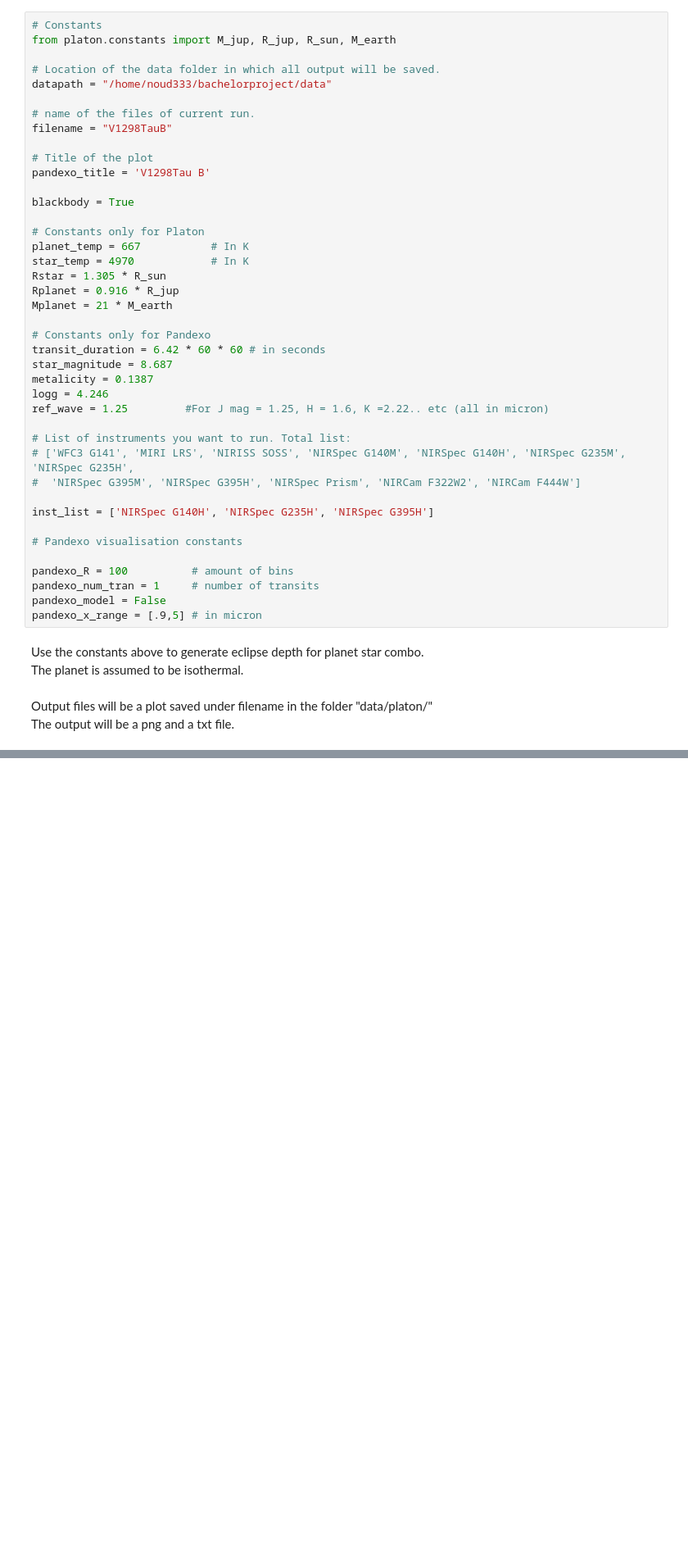
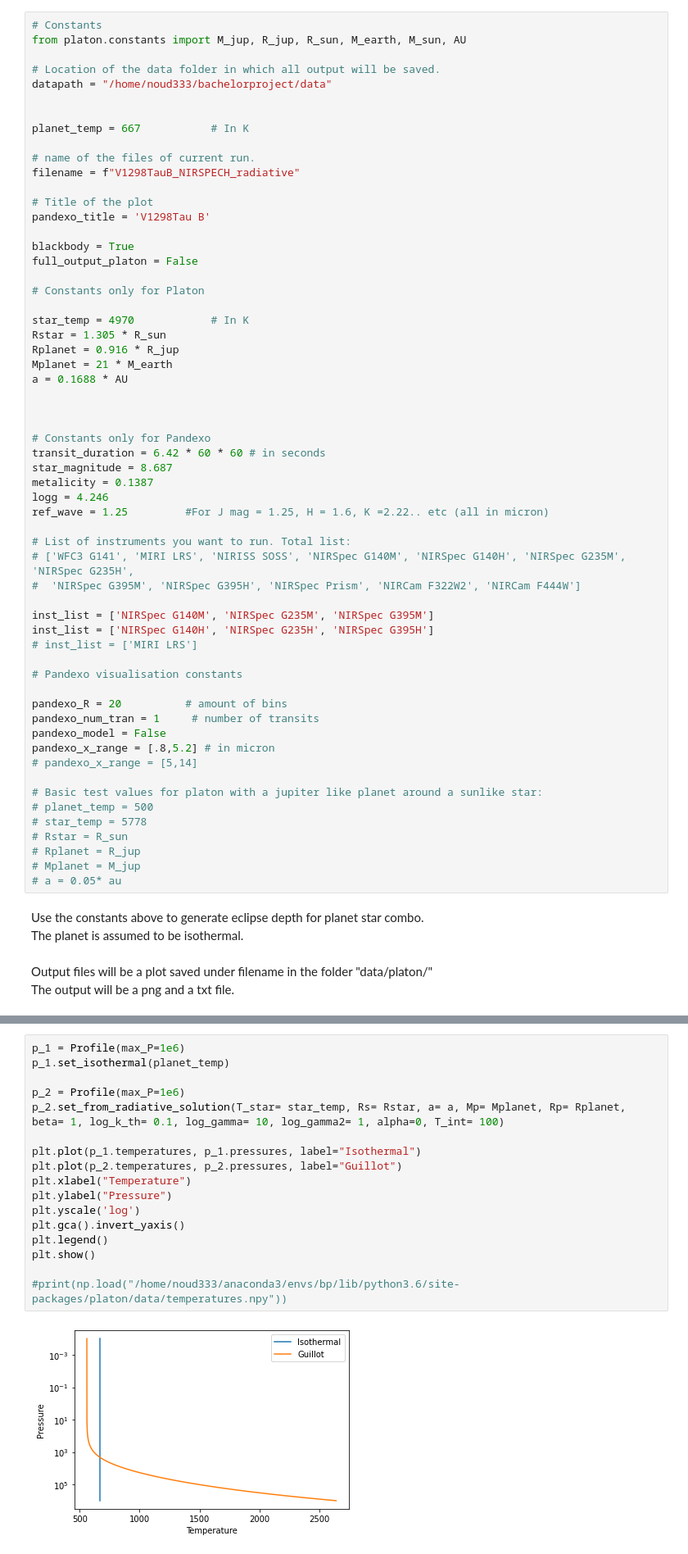
Before and after one commit to noud333/bachelorproject, a Jupyter notebook: code/eclipse.ipynb, the cells around one changed output, grey strips where cells are left out. Shown at 82% size. Drawn from its saved outputs; the diff is of its cells as text; blank space fills up the shorter version.

```diff
--- a/code/eclipse.ipynb
+++ b/code/eclipse.ipynb
@@ -18,24 +17,31 @@ from IPython.display import HTML
 # %%
 # Constants
-from platon.constants import M_jup, R_jup, R_sun, M_earth
+from platon.constants import M_jup, R_jup, R_sun, M_earth, M_sun, AU
 
 # Location of the data folder in which all output will be saved.
 datapath = "/home/noud333/bachelorproject/data"
 
+
+planet_temp = 667           # In K
+
 # name of the files of current run.
-filename = "V1298TauB"
+filename = f"V1298TauB_NIRSPECH_radiative"
 
 # Title of the plot
 pandexo_title = 'V1298Tau B'
 
 blackbody = True
+full_output_platon = False
 
 # Constants only for Platon
-planet_temp = 667           # In K
+
 star_temp = 4970            # In K
 Rstar = 1.305 * R_sun
 Rplanet = 0.916 * R_jup
 Mplanet = 21 * M_earth
+a = 0.1688 * AU
+
+
 
 # Constants only for Pandexo
 transit_duration = 6.42 * 60 * 60 # in seconds
@@ -48,14 +54,25 @@ ref_wave = 1.25         #For J mag = 1.25, H = 1.6, K =2.22.. etc (all in micron
 # ['WFC3 G141', 'MIRI LRS', 'NIRISS SOSS', 'NIRSpec G140M', 'NIRSpec G140H', 'NIRSpec G235M', 'NIRSpec G235H',
 #  'NIRSpec G395M', 'NIRSpec G395H', 'NIRSpec Prism', 'NIRCam F322W2', 'NIRCam F444W']
 
+inst_list = ['NIRSpec G140M', 'NIRSpec G235M', 'NIRSpec G395M']
 inst_list = ['NIRSpec G140H', 'NIRSpec G235H', 'NIRSpec G395H']
+# inst_list = ['MIRI LRS']
 
 # Pandexo visualisation constants
 
-pandexo_R = 100          # amount of bins
+pandexo_R = 20          # amount of bins
 pandexo_num_tran = 1     # number of transits
 pandexo_model = False
-pandexo_x_range = [.9,5] # in micron
+pandexo_x_range = [.8,5.2] # in micron
+# pandexo_x_range = [5,14]
+
+# Basic test values for platon with a jupiter like planet around a sunlike star:
+# planet_temp = 500
+# star_temp = 5778
+# Rstar = R_sun
+# Rplanet = R_jup
+# Mplanet = M_jup
+# a = 0.05* au
 # %% [markdown]
 Use the constants above to generate eclipse depth for planet star combo.\
 The planet is assumed to be isothermal.\
@@ -95,0 +82,19 @@ np.savetxt(datafile_path , data, fmt=['%2.10f','%2.45f'])
+# %%
+p_1 = Profile(max_P=1e6)
+p_1.set_isothermal(planet_temp)
+
+p_2 = Profile(max_P=1e6)
+p_2.set_from_radiative_solution(T_star= star_temp, Rs= Rstar, a= a, Mp= Mplanet, Rp= Rplanet, beta= 1, log_k_th= 0.1, log_gamma= 10, log_gamma2= 1, alpha=0, T_int= 100)
+
+plt.plot(p_1.temperatures, p_1.pressures, label="Isothermal")
+plt.plot(p_2.temperatures, p_2.pressures, label="Guillot")
+plt.xlabel("Temperature")
+plt.ylabel("Pressure")
+plt.yscale('log')
+plt.gca().invert_yaxis()
+plt.legend()
+plt.show()
+
+#print(np.load("/home/noud333/anaconda3/envs/bp/lib/python3.6/site-packages/platon/data/temperatures.npy"))
+# %% [output]
+[figure, added]
```
Also changed, not shown: parts of 7 cells of this notebook, 4 other files.
